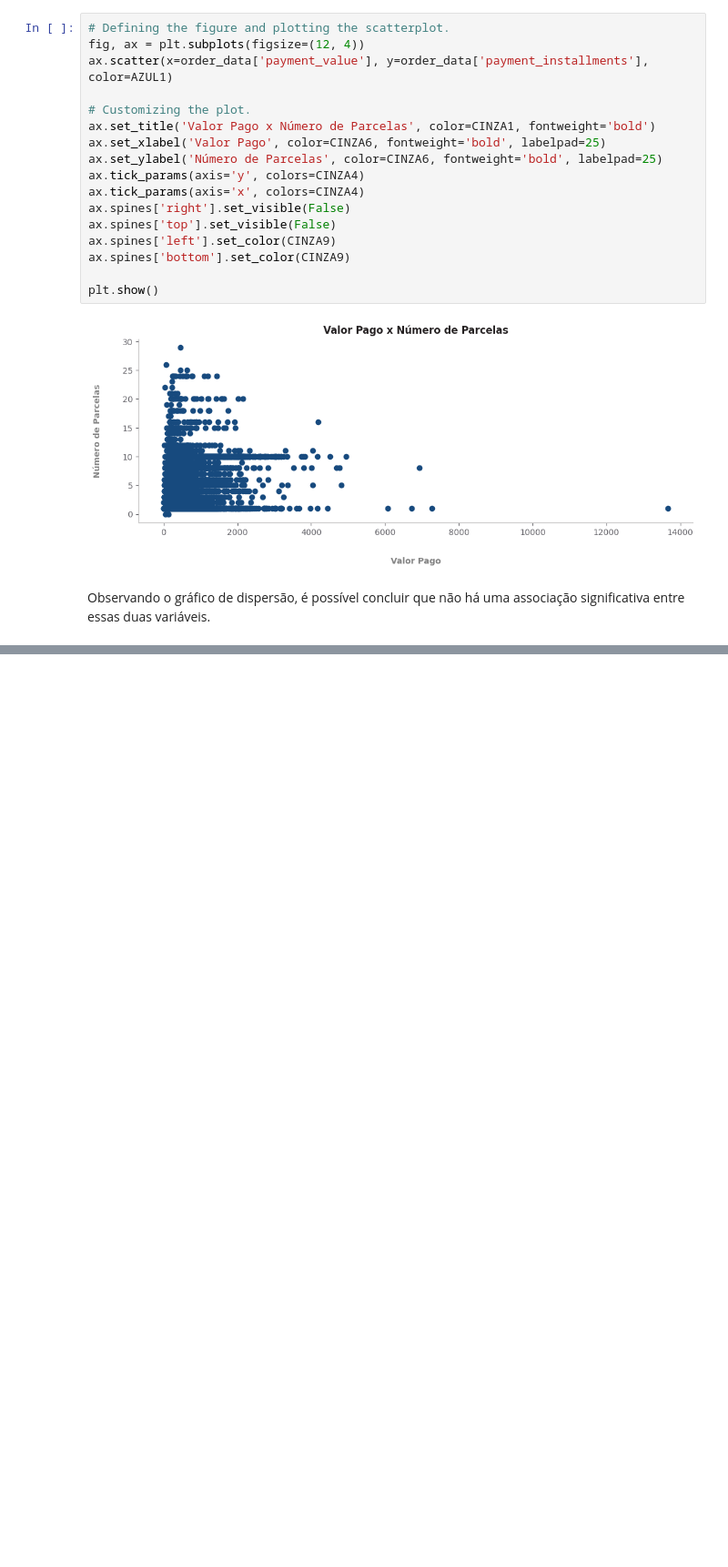
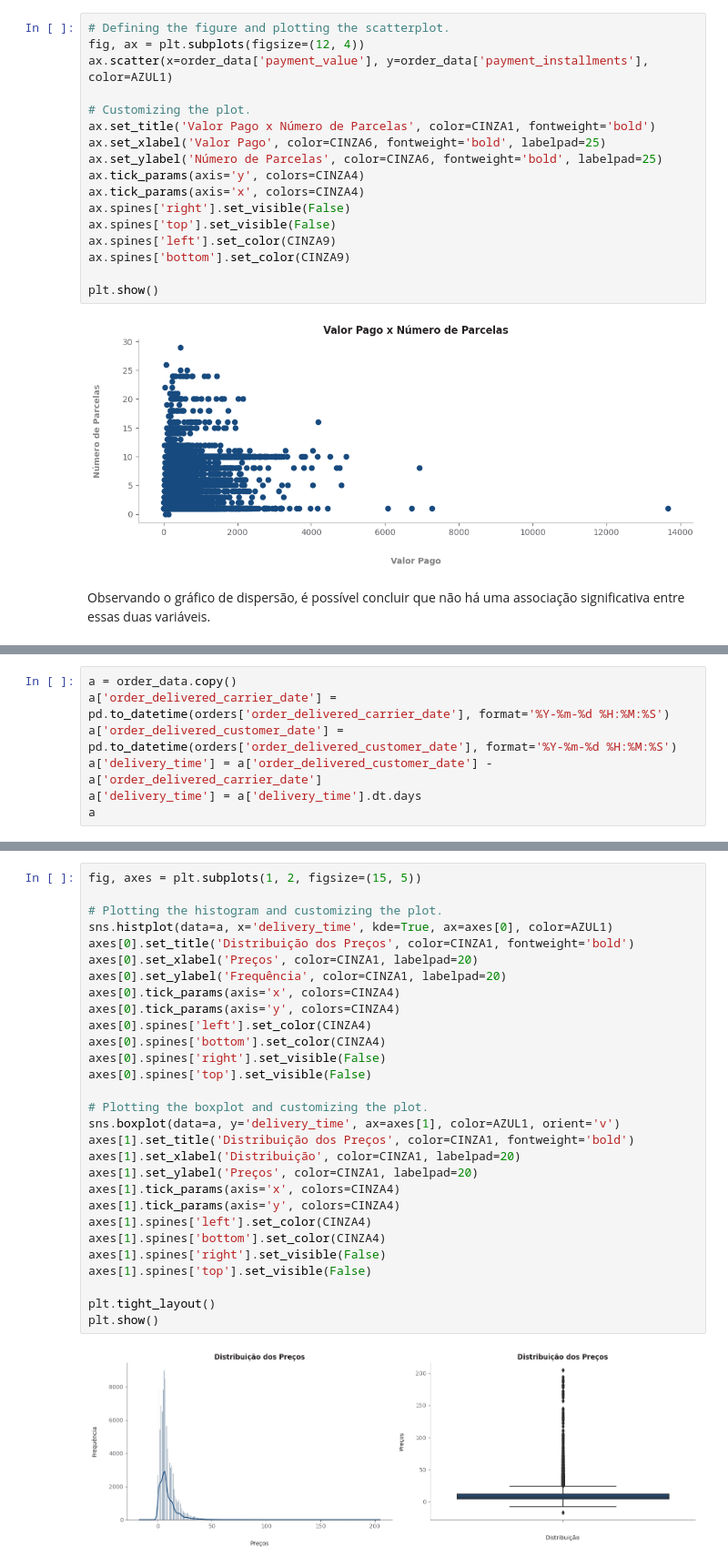
Before and after one commit to allmeidaapedro/Olist-Analysis, a Jupyter notebook: eda.ipynb, the cells around one changed output, grey strips where cells are left out. Shown at 91% size. Cells and saved outputs as stored; diff of their text form; blank space fills up the shorter version.

```diff
--- a/eda.ipynb
+++ b/eda.ipynb
@@ -1356,0 +1392,7 @@ Observando o gráfico de dispersão, é possível concluir que não há uma asso
+# %%
+a = order_data.copy()
+a['order_delivered_carrier_date'] = pd.to_datetime(orders['order_delivered_carrier_date'], format='%Y-%m-%d %H:%M:%S')
+a['order_delivered_customer_date'] = pd.to_datetime(orders['order_delivered_customer_date'], format='%Y-%m-%d %H:%M:%S')
+a['delivery_time'] = a['order_delivered_customer_date'] - a['order_delivered_carrier_date']
+a['delivery_time'] = a['delivery_time'].dt.days
+a
@@ -1356,0 +1425,31 @@ Observando o gráfico de dispersão, é possível concluir que não há uma asso
+# %%
+fig, axes = plt.subplots(1, 2, figsize=(15, 5))
+
+# Plotting the histogram and customizing the plot.
+sns.histplot(data=a, x='delivery_time', kde=True, ax=axes[0], color=AZUL1)
+axes[0].set_title('Distribuição dos Preços', color=CINZA1, fontweight='bold')
+axes[0].set_xlabel('Preços', color=CINZA1, labelpad=20)
+axes[0].set_ylabel('Frequência', color=CINZA1, labelpad=20)
+axes[0].tick_params(axis='x', colors=CINZA4)
+axes[0].tick_params(axis='y', colors=CINZA4)
+axes[0].spines['left'].set_color(CINZA4)
+axes[0].spines['bottom'].set_color(CINZA4)
+axes[0].spines['right'].set_visible(False)
+axes[0].spines['top'].set_visible(False)
+
+# Plotting the boxplot and customizing the plot.
+sns.boxplot(data=a, y='delivery_time', ax=axes[1], color=AZUL1, orient='v')
+axes[1].set_title('Distribuição dos Preços', color=CINZA1, fontweight='bold')
+axes[1].set_xlabel('Distribuição', color=CINZA1, labelpad=20)
+axes[1].set_ylabel('Preços', color=CINZA1, labelpad=20)
+axes[1].tick_params(axis='x', colors=CINZA4)
+axes[1].tick_params(axis='y', colors=CINZA4)
+axes[1].spines['left'].set_color(CINZA4)
+axes[1].spines['bottom'].set_color(CINZA4)
+axes[1].spines['right'].set_visible(False)
+axes[1].spines['top'].set_visible(False)
+
+plt.tight_layout()
+plt.show()
+# %% [output]
+[figure, added]
```
Also changed, not shown: parts of 16 cells of this notebook.
